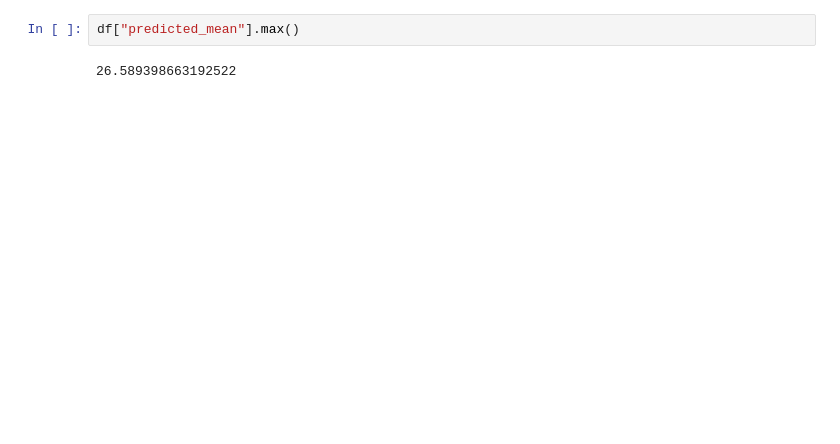
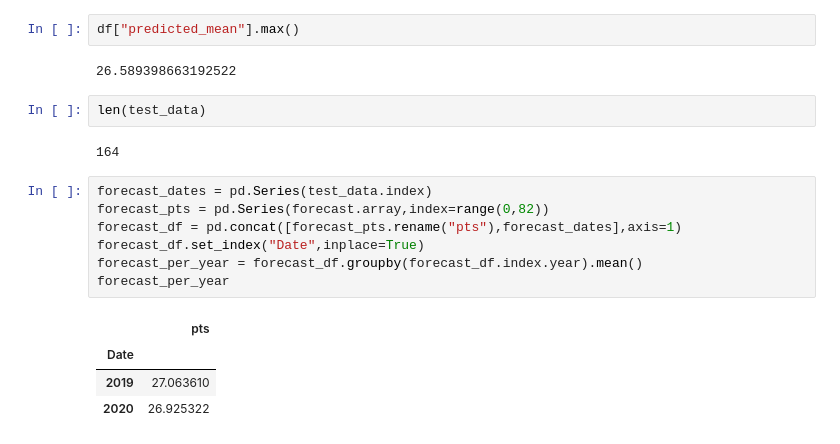
Before and after one commit to ndlovuraymond/datascience, a Jupyter notebook: Untitled.ipynb, the cells around one changed output. Drawn from its saved outputs; the diff is of its cells as text; blank space fills up the shorter version.

```diff
--- a/Untitled.ipynb
+++ b/Untitled.ipynb
@@ -205,3 +228,19 @@ plt.show()
 df["predicted_mean"].max()
 # %% [output]
 26.589398663192522
+# %%
+len(test_data)
+# %% [output]
+164
+# %%
+forecast_dates = pd.Series(test_data.index)
+forecast_pts = pd.Series(forecast.array,index=range(0,82))
+forecast_df = pd.concat([forecast_pts.rename("pts"),forecast_dates],axis=1)
+forecast_df.set_index("Date",inplace=True)
+forecast_per_year = forecast_df.groupby(forecast_df.index.year).mean()
+forecast_per_year
+# %% [output]
+|  | pts |
+| Date |  |
+| 2019 | 27.063610 |
+| 2020 | 26.925322 |
```
Also changed, not shown: parts of 9 cells of this notebook, 1 other file.
